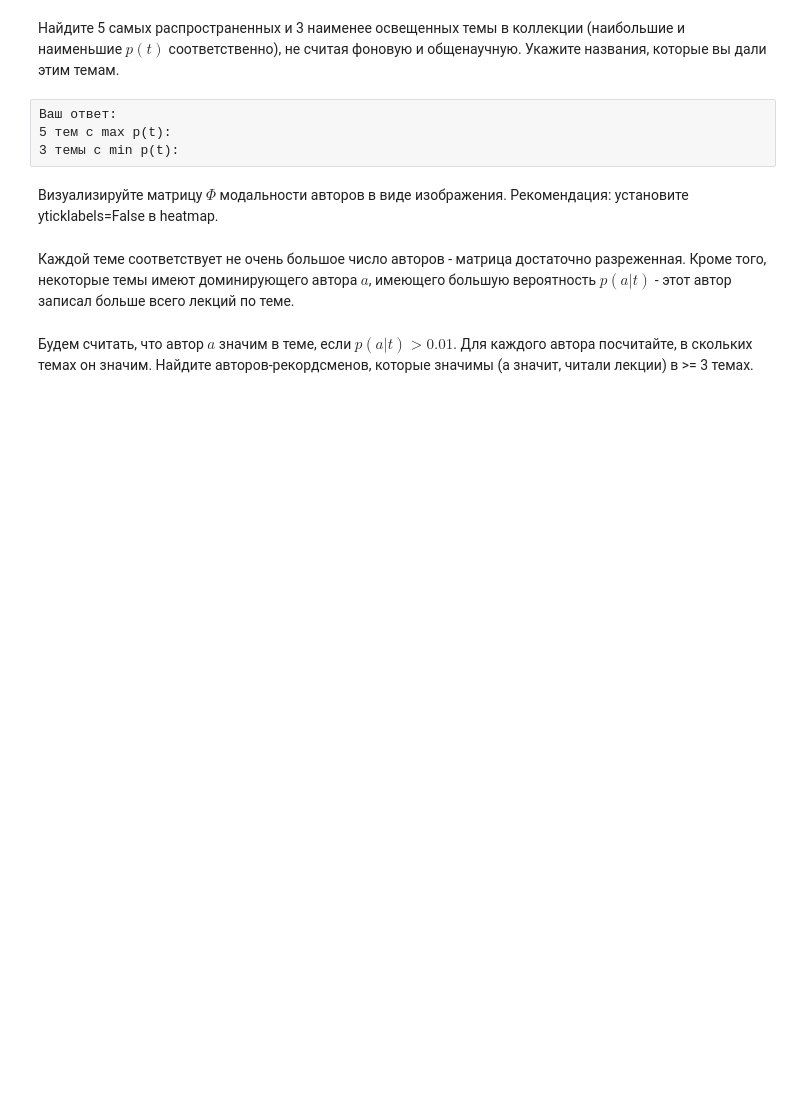
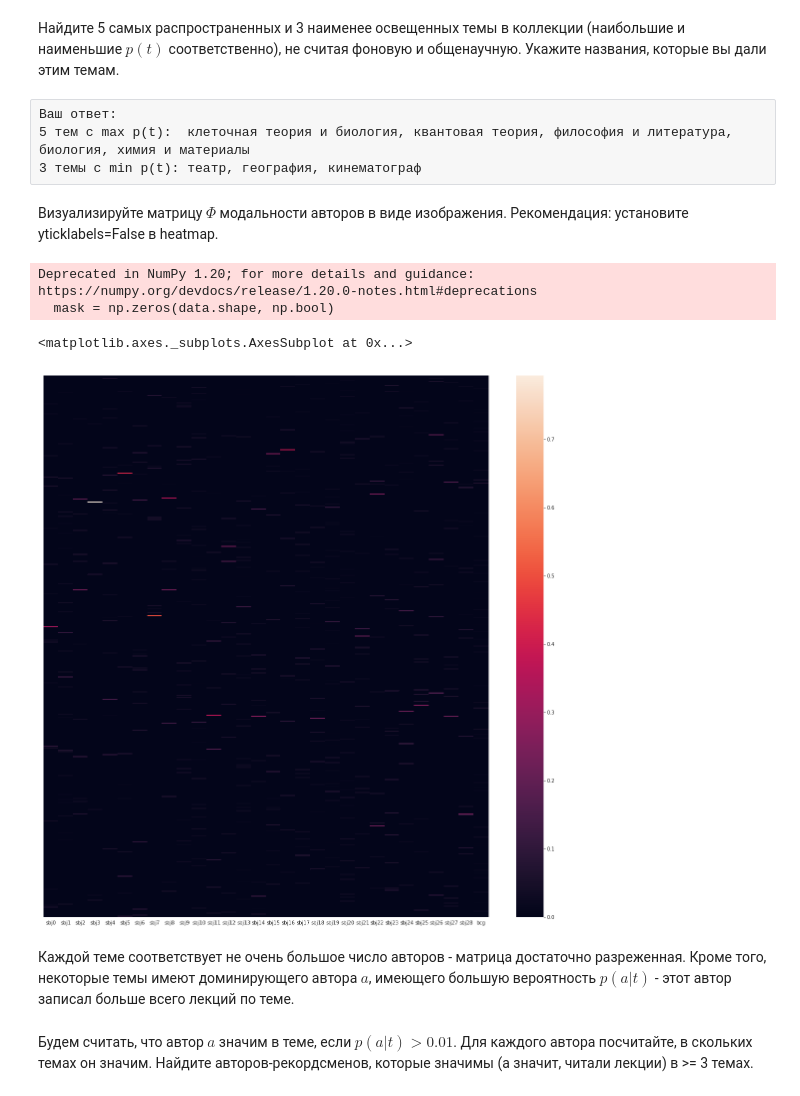
Before and after one commit to IljaZakharov/MIPTMachineLearning, a Jupyter notebook: C3/W4/homework/PostnaukaPeerReview.ipynb, the cells around one changed output. Drawn from its saved outputs; the diff is of its cells as text; code cells hidden in the pictures; blank space fills up the shorter version.

```diff
--- a/C3/W4/homework/PostnaukaPeerReview.ipynb
+++ b/C3/W4/homework/PostnaukaPeerReview.ipynb
@@ -164,7 +201,7 @@ $p(t) = \sum_d p(t|d) p(d)$. Согласно вероятностной мод
 Найдите 5 самых распространенных и 3 наименее освещенных темы в коллекции (наибольшие и наименьшие $p(t)$ соответственно), не считая фоновую и общенаучную. Укажите названия, которые вы дали этим темам.
 # %% [raw]
 Ваш ответ:
-5 тем с max p(t):
-3 темы с min p(t):
+5 тем с max p(t):  клеточная теория и биология, квантовая теория, философия и литература, биология, химия и материалы
+3 темы с min p(t): театр, география, кинематограф
 # %% [markdown]
 Визуализируйте матрицу $\Phi$ модальности авторов в виде изображения. Рекомендация: установите yticklabels=False в heatmap.
@@ -173,3 +208,12 @@ $p(t) = \sum_d p(t|d) p(d)$. Согласно вероятностной мод
+# %%
+# Ваш код
+plt.figure(figsize=(20,20))
+seaborn.heatmap(phi_a, yticklabels=False)
+# %% [output]
+Deprecated in NumPy 1.20; for more details and guidance: https://numpy.org/devdocs/release/1.20.0-notes.html#deprecations
+  mask = np.zeros(data.shape, np.bool)
+<matplotlib.axes._subplots.AxesSubplot at 0x...>
+[figure, added]
 # %% [markdown]
 Каждой теме соответствует не очень большое число авторов - матрица достаточно разреженная. Кроме того, некоторые темы имеют доминирующего автора $a$, имеющего большую вероятность $p(a|t)$ - этот автор записал больше всего лекций по теме.
 # %% [markdown]
```
Also changed, not shown: parts of 23 cells of this notebook.
